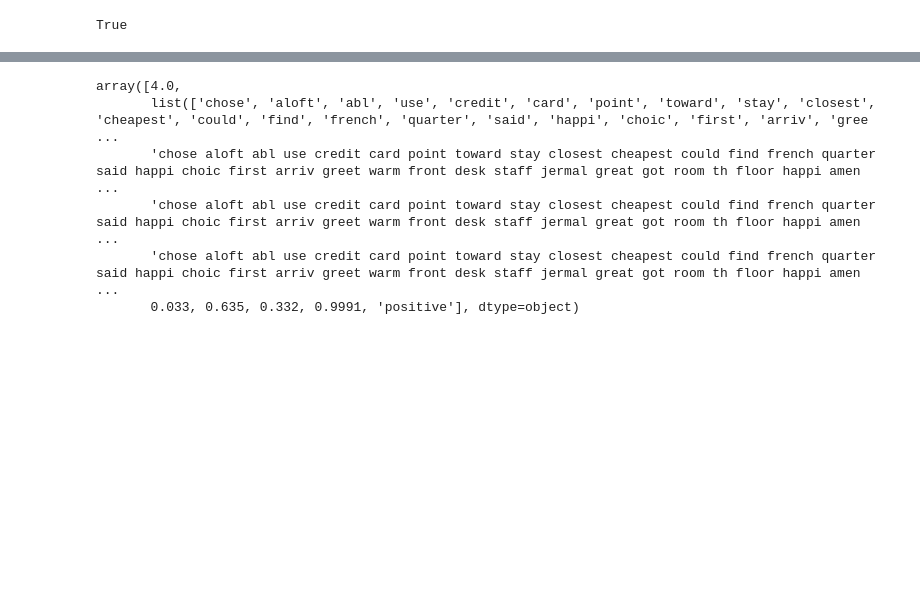
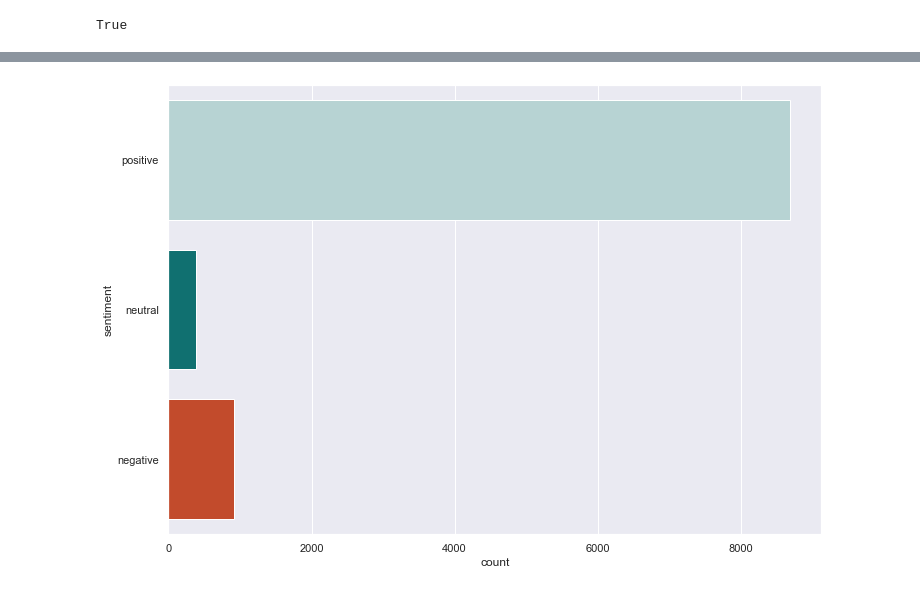
Before and after one commit to rrancerr/jku-data-mining-ws-21, a Jupyter notebook: assignment-07/assignment-07.ipynb, the cells around one changed output, grey strips where cells are left out. Drawn from its saved outputs; the diff is of its cells as text; code cells hidden in the pictures; blank space fills up the shorter version.

```diff
--- a/assignment-07/assignment-07.ipynb
+++ b/assignment-07/assignment-07.ipynb
@@ -191,15 +212,14 @@ df.head(4)
 # %%
 import seaborn as sns
+
 sns.set_theme(style="ticks")
-# Number of tweets
-sns.countplot(y='sentiment',
-             data=df,
-             palette=['#b2d8d8',"#008080", '#db3d13']
-             );
+sns.set(rc={'figure.figsize':(11.7,8.27)})
+# Number of sentiments
+temp_plot = sns.countplot(y='sentiment',
+              data=df,
+              palette=['#b2d8d8', "#008080", '#db3d13']
+              );
+fig = temp_plot.get_figure()
+fig.savefig("exports/03_number_of_sentiments.png")
 # %% [output]
-array([4.0,
-       list(['chose', 'aloft', 'abl', 'use', 'credit', 'card', 'point', 'toward', 'stay', 'closest', 'cheapest', 'could', 'find', 'french', 'quarter', 'said', 'happi', 'choic', 'first', 'arriv', 'gree ...
-       'chose aloft abl use credit card point toward stay closest cheapest could find french quarter said happi choic first arriv greet warm front desk staff jermal great got room th floor happi amen  ...
-       'chose aloft abl use credit card point toward stay closest cheapest could find french quarter said happi choic first arriv greet warm front desk staff jermal great got room th floor happi amen  ...
-       'chose aloft abl use credit card point toward stay closest cheapest could find french quarter said happi choic first arriv greet warm front desk staff jermal great got room th floor happi amen  ...
-       0.033, 0.635, 0.332, 0.9991, 'positive'], dtype=object)
+[figure, added]
```
Also changed, not shown: parts of 10 cells of this notebook, 6 other files.
